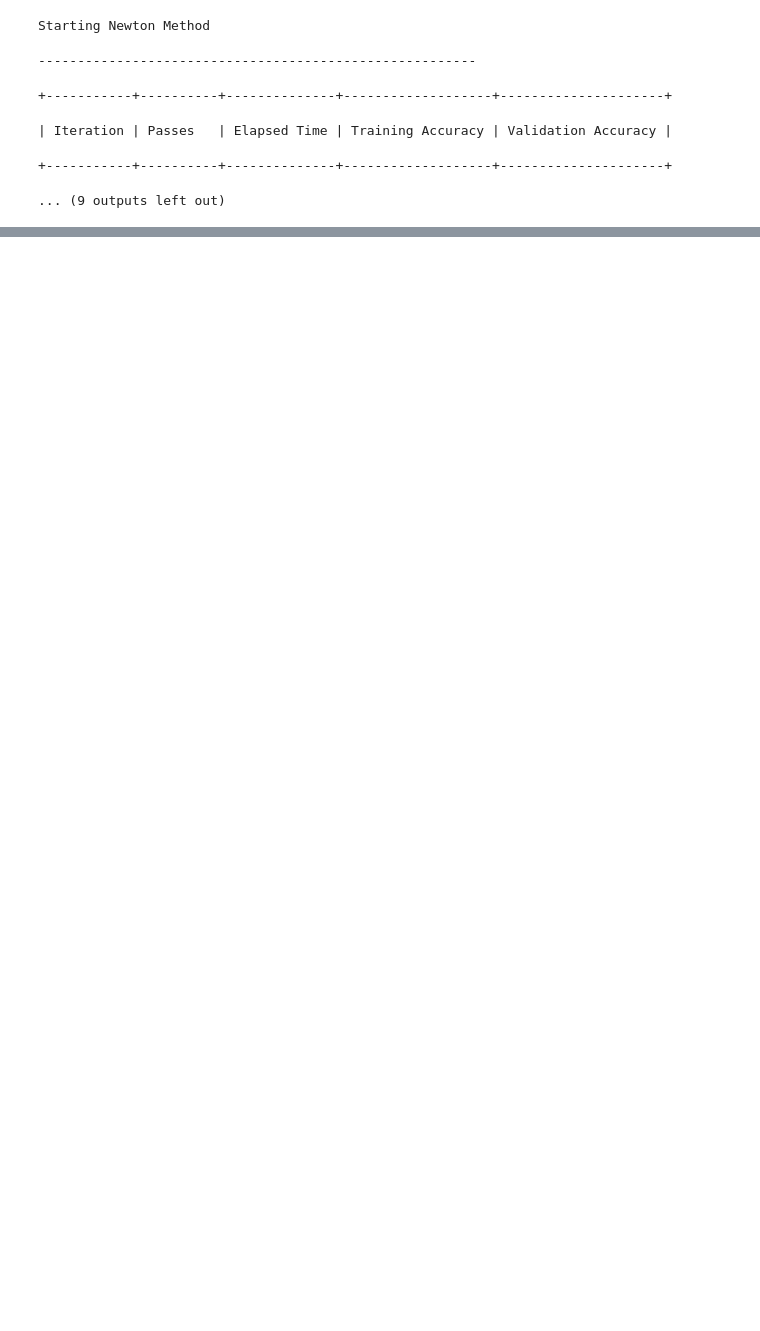
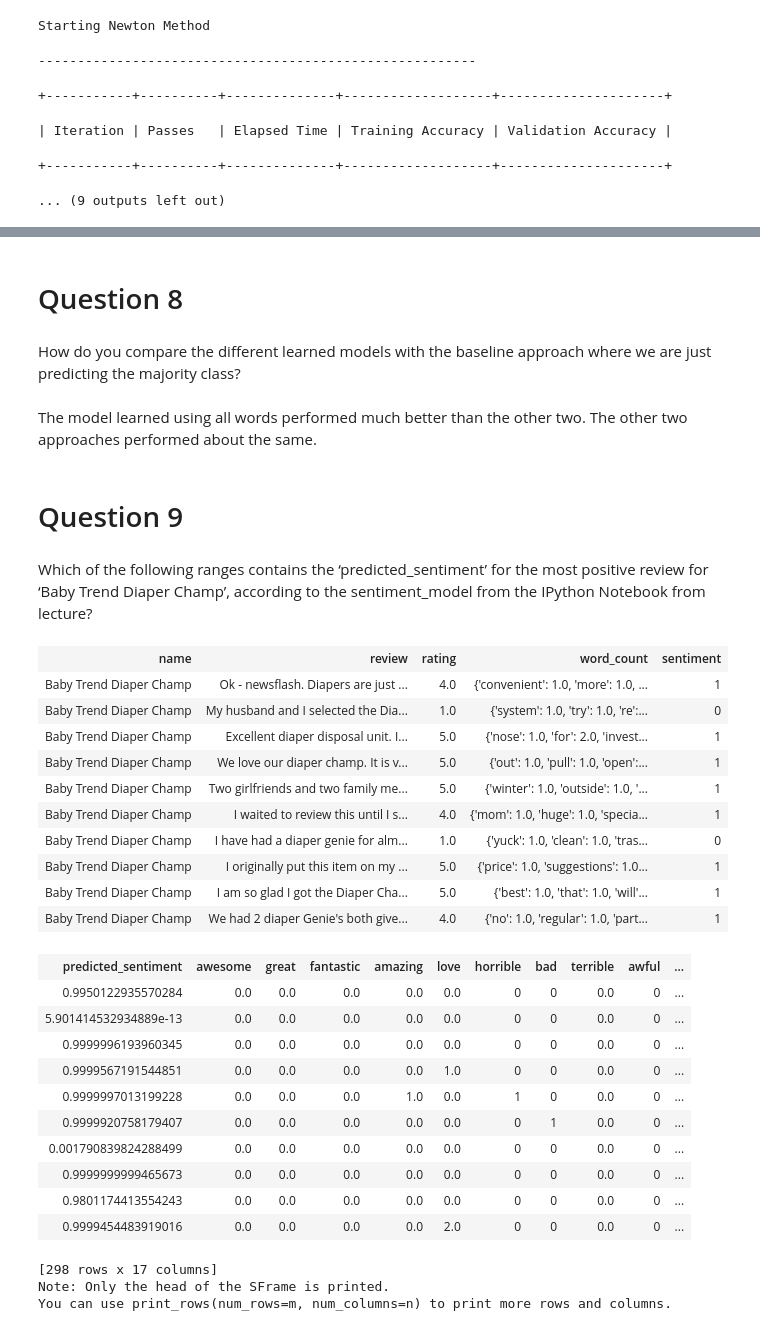
Before and after one commit to sanatankafle12/Machine_Learning_Foundations-, a Jupyter notebook: week_3/sentiment_analysis.ipynb, the cells around one changed output, grey strips where cells are left out. Drawn from its saved outputs; the diff is of its cells as text; code cells hidden in the pictures; blank space fills up the shorter version.

```diff
--- a/week_3/sentiment_analysis.ipynb
+++ b/week_3/sentiment_analysis.ipynb
@@ -400,0 +450,40 @@ TypeError: 'LogisticClassifier' object is not subscriptable
+# %% [markdown]
+# Question 8
+# %% [markdown]
+How do you compare the different learned models with the baseline approach where we are just predicting the majority class?
+# %% [markdown]
+The model learned using all words performed much better than the other two.  The other two approaches performed about the same.
+# %% [markdown]
+# Question 9
+# %% [markdown]
+Which of the following ranges contains the ‘predicted_sentiment’ for the most positive review for ‘Baby Trend Diaper Champ’, according to the sentiment_model from the IPython Notebook from lecture?
+# %%
+reviews = products[products['name'] == 'Baby Trend Diaper Champ']
+reviews['predicted_sentiment'] = sentiment_model.predict(reviews, output_type='probability')
+reviews
+# %% [output]
+| name | review | rating | word_count | sentiment |
+| Baby Trend Diaper Champ | Ok - newsflash. Diapers are just ... | 4.0 | {'convenient': 1.0, 'more': 1.0, ... | 1 |
+| Baby Trend Diaper Champ | My husband and I selected the Dia... | 1.0 | {'system': 1.0, 'try': 1.0, 're':... | 0 |
+| Baby Trend Diaper Champ | Excellent diaper disposal unit. I... | 5.0 | {'nose': 1.0, 'for': 2.0, 'invest... | 1 |
+| Baby Trend Diaper Champ | We love our diaper champ. It is v... | 5.0 | {'out': 1.0, 'pull': 1.0, 'open':... | 1 |
+| Baby Trend Diaper Champ | Two girlfriends and two family me... | 5.0 | {'winter': 1.0, 'outside': 1.0, '... | 1 |
+| Baby Trend Diaper Champ | I waited to review this until I s... | 4.0 | {'mom': 1.0, 'huge': 1.0, 'specia... | 1 |
+| Baby Trend Diaper Champ | I have had a diaper genie for alm... | 1.0 | {'yuck': 1.0, 'clean': 1.0, 'tras... | 0 |
+| Baby Trend Diaper Champ | I originally put this item on my ... | 5.0 | {'price': 1.0, 'suggestions': 1.0... | 1 |
+| Baby Trend Diaper Champ | I am so glad I got the Diaper Cha... | 5.0 | {'best': 1.0, 'that': 1.0, 'will'... | 1 |
+| Baby Trend Diaper Champ | We had 2 diaper Genie's both give... | 4.0 | {'no': 1.0, 'regular': 1.0, 'part... | 1 |
+| predicted_sentiment | awesome | great | fantastic | amazing | love | horrible | bad | terrible | awful | ... |
+| 0.9950122935570284 | 0.0 | 0.0 | 0.0 | 0.0 | 0.0 | 0 | 0 | 0.0 | 0 | ... |
+| 5.901414532934889e-13 | 0.0 | 0.0 | 0.0 | 0.0 | 0.0 | 0 | 0 | 0.0 | 0 | ... |
+| 0.9999996193960345 | 0.0 | 0.0 | 0.0 | 0.0 | 0.0 | 0 | 0 | 0.0 | 0 | ... |
+| 0.9999567191544851 | 0.0 | 0.0 | 0.0 | 0.0 | 1.0 | 0 | 0 | 0.0 | 0 | ... |
+| 0.9999997013199228 | 0.0 | 0.0 | 0.0 | 1.0 | 0.0 | 1 | 0 | 0.0 | 0 | ... |
+| 0.9999920758179407 | 0.0 | 0.0 | 0.0 | 0.0 | 0.0 | 0 | 1 | 0.0 | 0 | ... |
+| 0.001790839824288499 | 0.0 | 0.0 | 0.0 | 0.0 | 0.0 | 0 | 0 | 0.0 | 0 | ... |
+| 0.9999999999465673 | 0.0 | 0.0 | 0.0 | 0.0 | 0.0 | 0 | 0 | 0.0 | 0 | ... |
+| 0.9801174413554243 | 0.0 | 0.0 | 0.0 | 0.0 | 0.0 | 0 | 0 | 0.0 | 0 | ... |
+| 0.9999454483919016 | 0.0 | 0.0 | 0.0 | 0.0 | 2.0 | 0 | 0 | 0.0 | 0 | ... |
+[298 rows x 17 columns]
+Note: Only the head of the SFrame is printed.
+You can use print_rows(num_rows=m, num_columns=n) to print more rows and columns.
```
Also changed, not shown: parts of 27 cells of this notebook, 7 other files.
